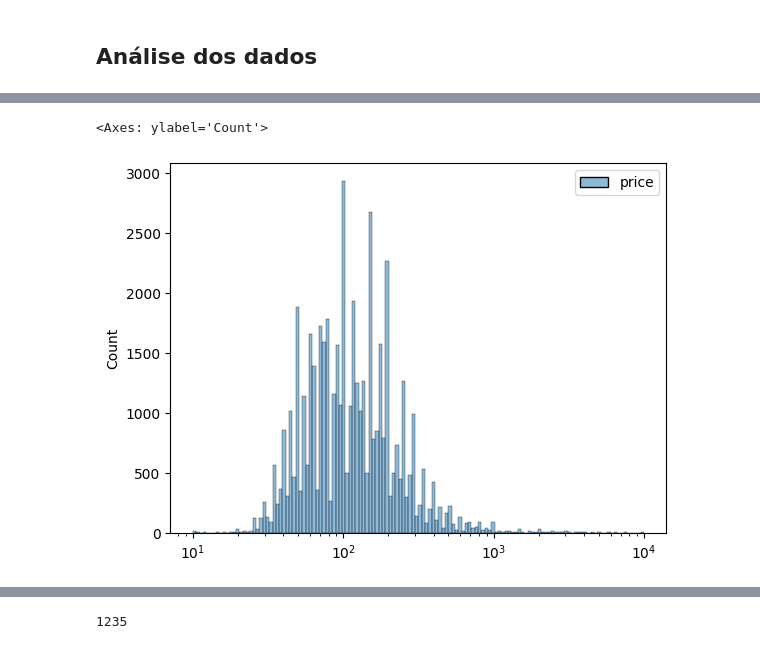
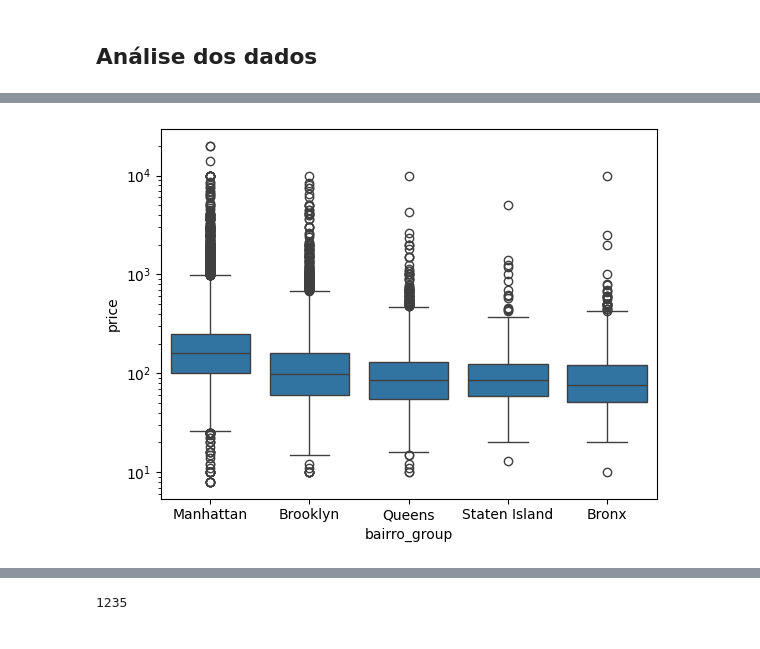
Before and after one commit to pedrobslima/LH_CD_PEDROBARROSDESOUZALIMA, a Jupyter notebook: incidium.ipynb, the cells around one changed output, grey strips where cells are left out. Drawn from its saved outputs; the diff is of its cells as text; code cells hidden in the pictures.

```diff
--- a/incidium.ipynb
+++ b/incidium.ipynb
@@ -399,5 +403,5 @@ Name: price, dtype: float64
 # %%
-sns.histplot(df[['price']], log_scale=True)
+sns.boxplot(df,y='price', x='bairro_group', log_scale=True)
+plt.show()
 # %% [output]
-<Axes: ylabel='Count'>
-[figure, old version]
+[figure, new version]
```
Also changed, not shown: parts of 28 cells of this notebook.
